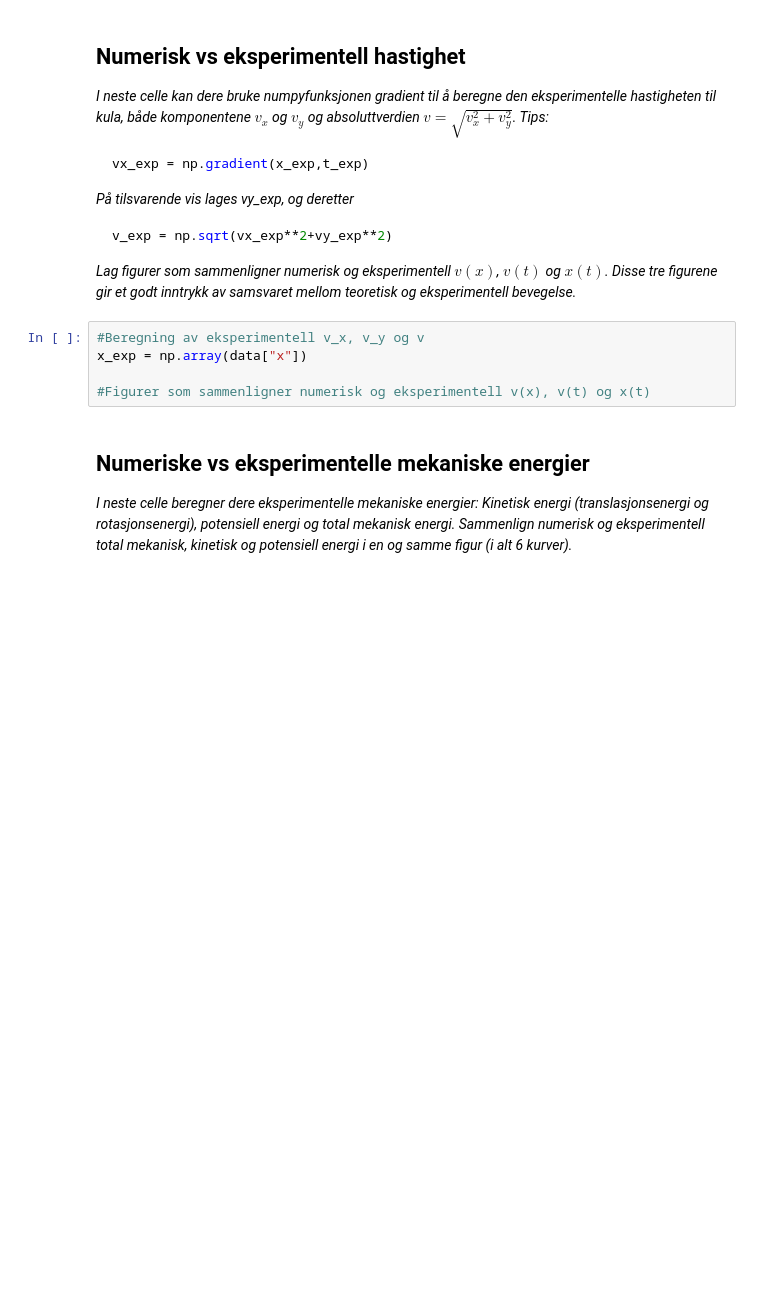
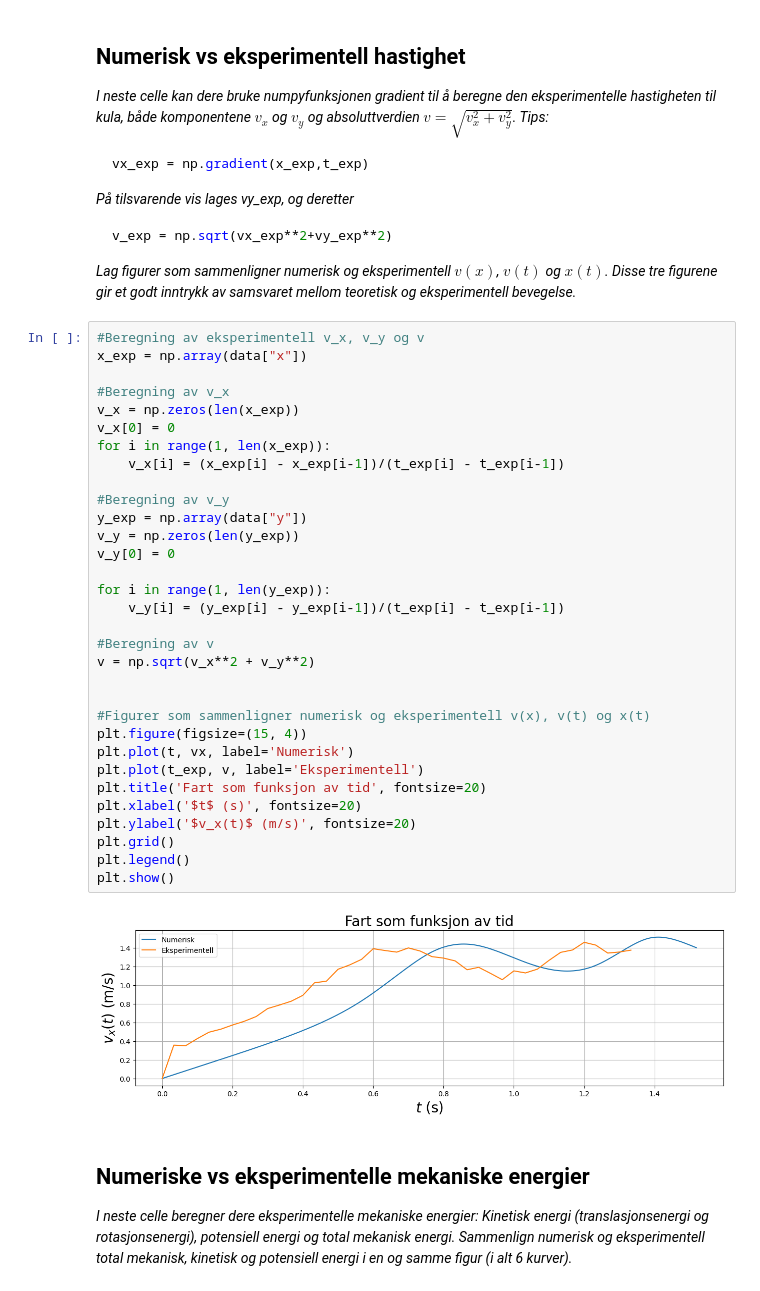
Before and after one commit to AndreasVJ/TFY4115, a Jupyter notebook: mal_V24/mal_V24.ipynb, the cells around one changed output. Saved outputs shown, nothing was run; the diff lists cells and outputs as text; blank space fills up the shorter version.

```diff
--- a/mal_V24/mal_V24.ipynb
+++ b/mal_V24/mal_V24.ipynb
@@ -353,8 +353,37 @@ v_exp = np.sqrt(vx_exp**2+vy_exp**2)
 # %%
 #Beregning av eksperimentell v_x, v_y og v
 x_exp = np.array(data["x"])
 
+#Beregning av v_x
+v_x = np.zeros(len(x_exp))
+v_x[0] = 0
+for i in range(1, len(x_exp)):
+    v_x[i] = (x_exp[i] - x_exp[i-1])/(t_exp[i] - t_exp[i-1])
+
+#Beregning av v_y
+y_exp = np.array(data["y"])
+v_y = np.zeros(len(y_exp))
+v_y[0] = 0
+
+for i in range(1, len(y_exp)):
+    v_y[i] = (y_exp[i] - y_exp[i-1])/(t_exp[i] - t_exp[i-1])
+
+#Beregning av v
+v = np.sqrt(v_x**2 + v_y**2)
+
+
 #Figurer som sammenligner numerisk og eksperimentell v(x), v(t) og x(t)
+plt.figure(figsize=(15, 4))
+plt.plot(t, vx, label='Numerisk')
+plt.plot(t_exp, v, label='Eksperimentell')
+plt.title('Fart som funksjon av tid', fontsize=20)
+plt.xlabel('$t$ (s)', fontsize=20)
+plt.ylabel('$v_x(t)$ (m/s)', fontsize=20)
+plt.grid()
+plt.legend()
+plt.show()
+# %% [output]
+[figure, added]
 # %% [markdown]
 ## Numeriske vs eksperimentelle mekaniske energier
 
```
Also changed, not shown: parts of 1 cell of this notebook.
